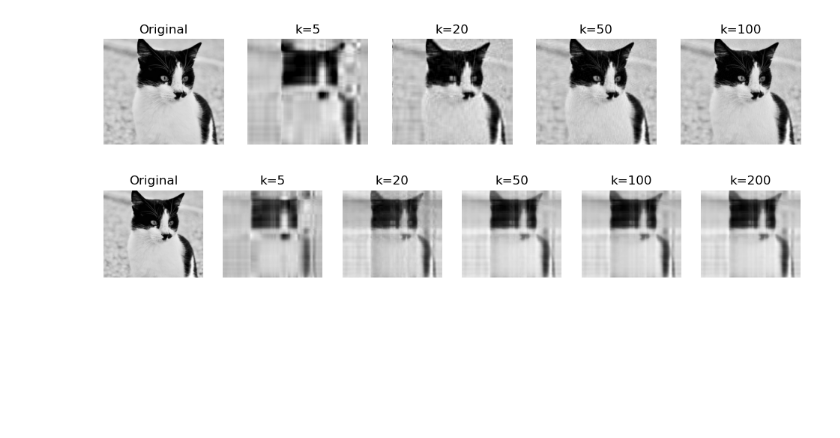
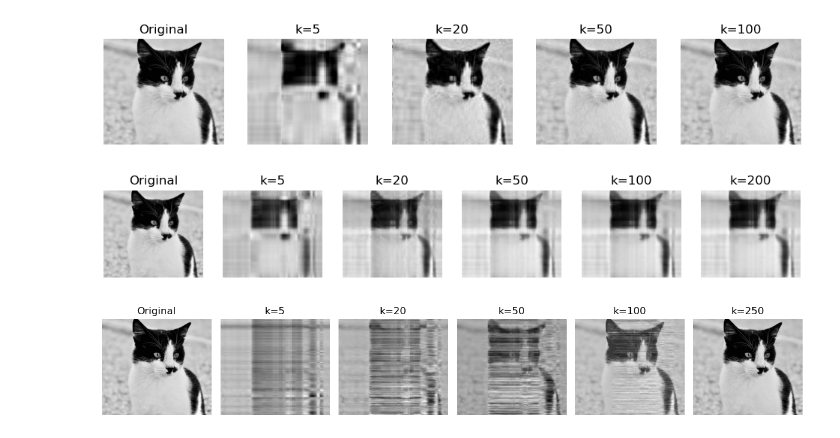
Before and after one commit to ameta20/image_compression_svd, a Jupyter notebook: benchmark.ipynb, the cells around one changed output. Drawn from its saved outputs; the diff is of its cells as text; code cells hidden in the pictures; blank space fills up the shorter version.

Commit message:
gram schmidt algorithm

```diff
--- a/benchmark.ipynb
+++ b/benchmark.ipynb
@@ -111,3 +113,38 @@ for i, k in enumerate(ks):
 plt.show()
 # %% [output]
 [figure]
+# %%
+import matplotlib.pyplot as plt
+
+def gram_schmidt_approximation(A, k):
+
+    Q, R = gram_schmidt_general(A)
+    Q_k = Q[:, :k]
+    R_k = R[:k, :]
+    A_k = Q_k @ R_k
+    return A_k
+
+A = plt.imread("images/test_img.jpg")
+if A.ndim == 3:
+    A = np.mean(A, axis=2)
+A = A / np.max(A)
+
+ks = [5, 20, 50, 100, 250]
+
+plt.figure(figsize=(12, 6))
+plt.subplot(1, len(ks)+1, 1)
+plt.imshow(A, cmap='gray')
+plt.title('Original')
+plt.axis('off')
+
+for i, k in enumerate(ks):
+    A_k = gram_schmidt_approximation(A, k)
+    plt.subplot(1, len(ks)+1, i+2)
+    plt.imshow(A_k, cmap='gray')
+    plt.title(f'k={k}')
+    plt.axis('off')
+
+plt.tight_layout()
+plt.show()
+# %% [output]
+[figure, added]
```
Also changed, not shown: parts of 1 cell of this notebook, 1 other file.
